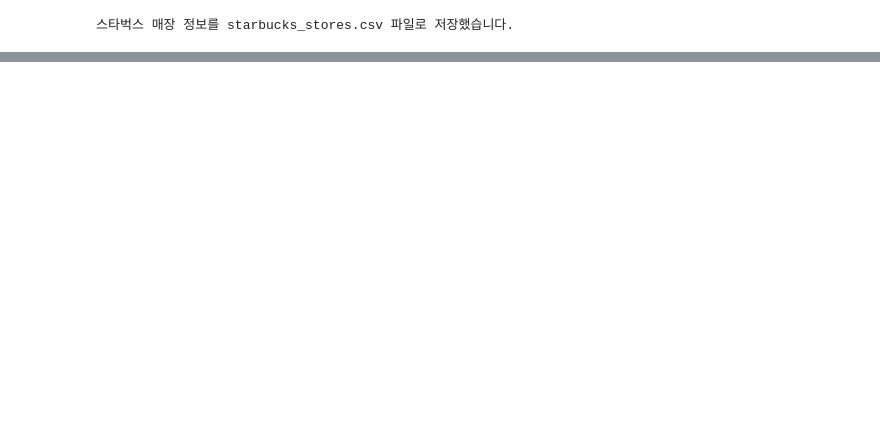
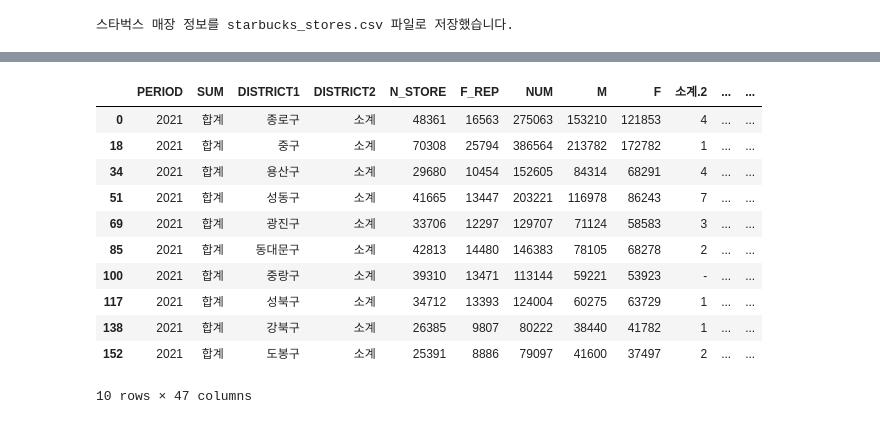
Before and after one commit to KHseo32/test, a Jupyter notebook: project01/05. 딥러닝/starbucks.ipynb, the cells around one changed output, grey strips where cells are left out. Cells and saved outputs as stored; diff of their text form; code cells hidden in the pictures; blank space fills up the shorter version.

```diff
--- a/project01/05. 딥러닝/starbucks.ipynb
+++ b/project01/05. 딥러닝/starbucks.ipynb
@@ -148,0 +318,17 @@ print("스타벅스 매장 정보를 starbucks_stores.csv 파일로 저장했습
+# %%
+condtion = sgg_biz_df['DISTRICT2']=='소계'
+sgg_biz_df_selected = sgg_biz_df[condtion]
+sgg_biz_df_selected.head(10)
+# %% [output]
+|  | PERIOD | SUM | DISTRICT1 | DISTRICT2 | N_STORE | F_REP | NUM | M | F | 소계.2 | ... | ... |
+| 0 | 2021 | 합계 | 종로구 | 소계 | 48361 | 16563 | 275063 | 153210 | 121853 | 4 | ... | ... |
+| 18 | 2021 | 합계 | 중구 | 소계 | 70308 | 25794 | 386564 | 213782 | 172782 | 1 | ... | ... |
+| 34 | 2021 | 합계 | 용산구 | 소계 | 29680 | 10454 | 152605 | 84314 | 68291 | 4 | ... | ... |
+| 51 | 2021 | 합계 | 성동구 | 소계 | 41665 | 13447 | 203221 | 116978 | 86243 | 7 | ... | ... |
+| 69 | 2021 | 합계 | 광진구 | 소계 | 33706 | 12297 | 129707 | 71124 | 58583 | 3 | ... | ... |
+| 85 | 2021 | 합계 | 동대문구 | 소계 | 42813 | 14480 | 146383 | 78105 | 68278 | 2 | ... | ... |
+| 100 | 2021 | 합계 | 중랑구 | 소계 | 39310 | 13471 | 113144 | 59221 | 53923 | - | ... | ... |
+| 117 | 2021 | 합계 | 성북구 | 소계 | 34712 | 13393 | 124004 | 60275 | 63729 | 1 | ... | ... |
+| 138 | 2021 | 합계 | 강북구 | 소계 | 26385 | 9807 | 80222 | 38440 | 41782 | 1 | ... | ... |
+| 152 | 2021 | 합계 | 도봉구 | 소계 | 25391 | 8886 | 79097 | 41600 | 37497 | 2 | ... | ... |
+10 rows × 47 columns
```
Also changed, not shown: parts of 26 cells of this notebook, 2 other files.
